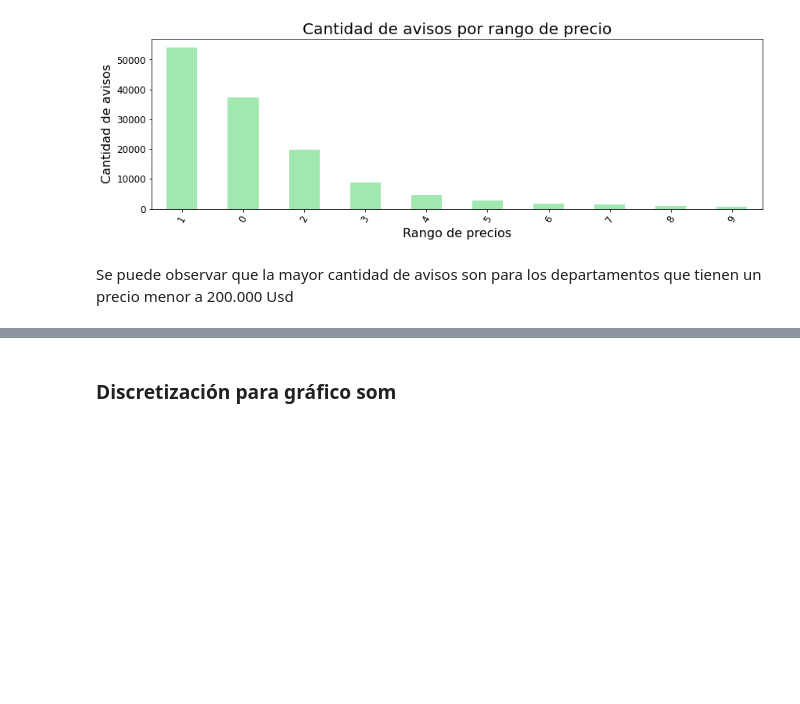
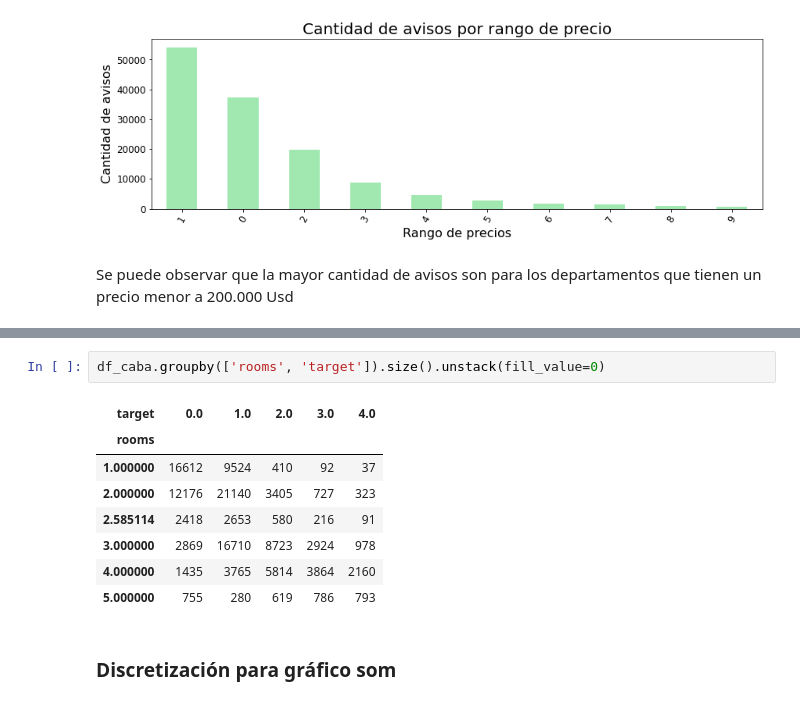
Before and after one commit to crisnicogonzalez/tp-final-isi, a Jupyter notebook: tp-analisis-2022.ipynb, the cells around one changed output, grey strips where cells are left out. Saved outputs shown, nothing was run; the diff lists cells and outputs as text; blank space fills up the shorter version.

```diff
--- a/tp-analisis-2022.ipynb
+++ b/tp-analisis-2022.ipynb
@@ -370,3 +375,14 @@ Se puede observar que la mayor cantidad de avisos son para los departamentos que
+# %%
+df_caba.groupby(['rooms', 'target']).size().unstack(fill_value=0)
+# %% [output]
+| target | 0.0 | 1.0 | 2.0 | 3.0 | 4.0 |
+| rooms |  |  |  |  |  |
+| 1.000000 | 16612 | 9524 | 410 | 92 | 37 |
+| 2.000000 | 12176 | 21140 | 3405 | 727 | 323 |
+| 2.585114 | 2418 | 2653 | 580 | 216 | 91 |
+| 3.000000 | 2869 | 16710 | 8723 | 2924 | 978 |
+| 4.000000 | 1435 | 3765 | 5814 | 3864 | 2160 |
+| 5.000000 | 755 | 280 | 619 | 786 | 793 |
 # %% [markdown]
 ### Discretización para gráfico som
 # %%
```
Also changed, not shown: parts of 2 cells of this notebook, 2 other files.
